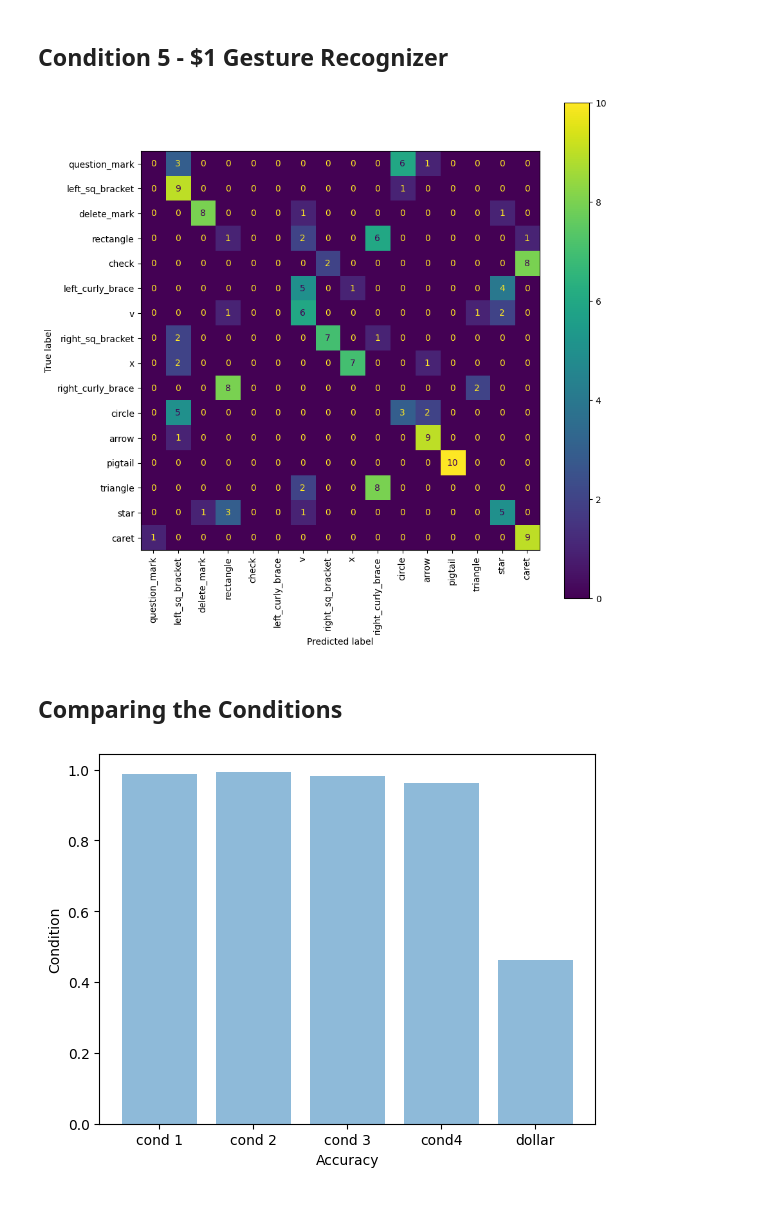
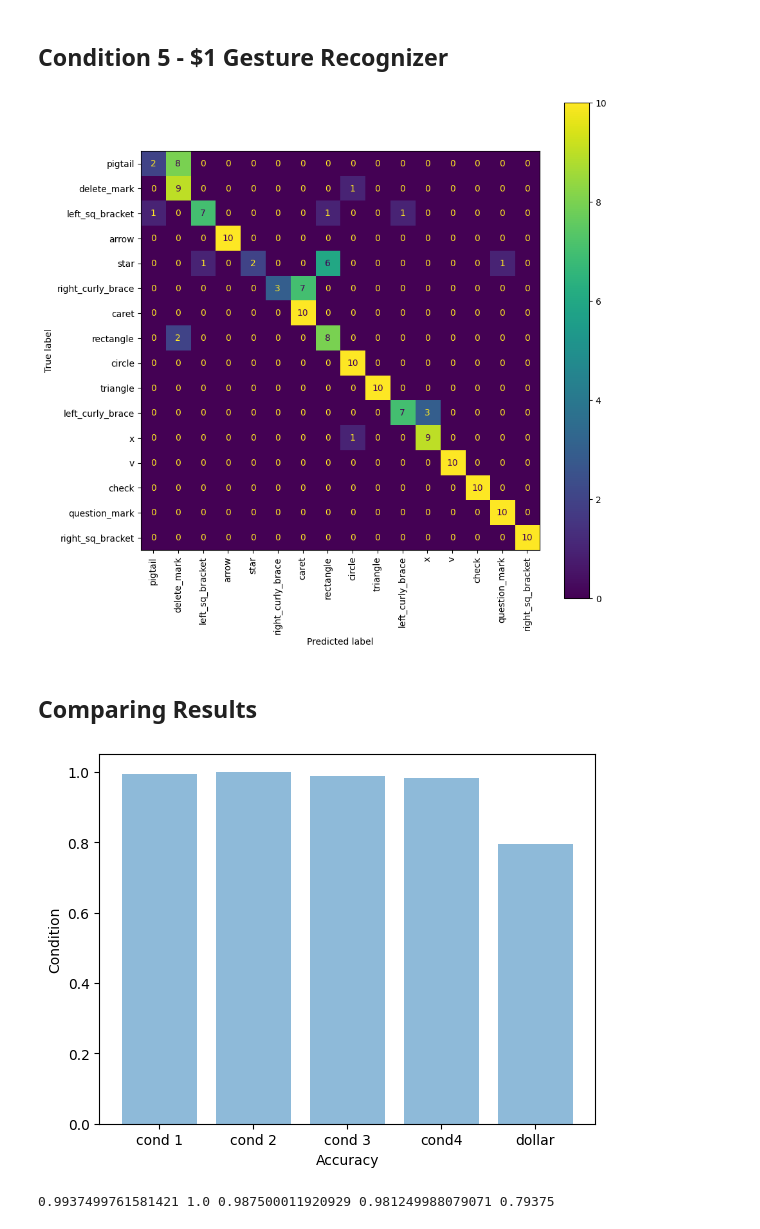
Before and after one commit to ITT23/assignment-06-gesture-recognition-tina-e, a Jupyter notebook: unistroke-gestures.ipynb, the cells around one changed output. Drawn from its saved outputs; the diff is of its cells as text; code cells hidden in the pictures.

```diff
--- a/unistroke-gestures.ipynb
+++ b/unistroke-gestures.ipynb
@@ -48,11 +51,11 @@ gestures = set()
 # %%
 data_filenames = []
 
-for subject_dir in os.listdir(f'xml_logs'):
+for subject_dir in os.listdir(f'dataset'):
     if 'pilot' not in subject_dir and 'README' not in subject_dir:
-        for velo_dir in os.listdir(f'xml_logs/{subject_dir}'):
-            for filename in os.listdir(f'xml_logs/{subject_dir}/{velo_dir}'):
+        for velo_dir in os.listdir(f'dataset/{subject_dir}'):
+            for filename in os.listdir(f'dataset/{subject_dir}/{velo_dir}'):
                 if 'ipynb' not in filename:
                     gestures.add(filename[:-6])
-                    path = os.path.normpath(f'xml_logs/{subject_dir}/{velo_dir}/{filename}')
+                    path = os.path.normpath(f'dataset/{subject_dir}/{velo_dir}/{filename}')
                     data_filenames.append(path)
@@ -64,7 +70,3 @@ for gesture in gestures:
     gest_filenames = [filename for filename in data_filenames if gesture == filename.split('/')[3][:-6]]
     test_filenames.extend(gest_filenames[:10])
     train_filenames.extend(gest_filenames[10:])
-# %%
-for gesture in gestures:
-    count = sum(gesture in s for s in test_filenames)
-    print(f'{gesture}: {count}')
@@ -345,8 +344,9 @@ recognizer = OneDollarRecognizer(gestures)
 start_predict_dollar = time.time()
 y_predictions = []
 for i, points in enumerate(X_test):
-    points_input = recognizer.rotate(points)  # just rotate, everything else is already done for X_test
-    gesture, score = recognizer.recognize(points_input)
+    gesture, score = recognizer.recognize(points)
+    # points = recognizer.rotate(points)
+    # gesture, score = recognizer.recognize_without_preprocessing(points)
     y_predictions.append(gesture)
 
 duration_predict_dollar = time.time() - start_predict_dollar
@@ -361,18 +361,20 @@ ConfusionMatrixDisplay(conf_matrix, display_labels=set(labels_test)).plot(ax=plt
 plt.xticks(rotation=90, ha='center')
 pass
 # %% [output]
-[figure, old version]
+[figure, new version]
 # %% [markdown]
-## Comparing the Conditions
+## Comparing Results
 # %%
 objects = ('cond 1', 'cond 2', 'cond 3', 'cond4', 'dollar')
 y_pos = np.arange(len(objects))
 
-plt.bar(y_pos, [acc_cond1[-1], acc_cond2[-1], acc_cond3[-1], acc_cond4[-1], acc_dollar], align='center', alpha=0.5)
+plt.bar(y_pos, [max(acc_cond1), max(acc_cond2), max(acc_cond3), max(acc_cond4), acc_dollar], align='center', alpha=0.5)
 plt.xticks(y_pos, objects)
 plt.ylabel('Condition')
 plt.xlabel('Accuracy')
 
 plt.show()
+print(max(acc_cond1), max(acc_cond2), max(acc_cond3), max(acc_cond4), acc_dollar)
 # %% [output]
-[figure, old version]
+[figure, new version]
+0.9937499761581421 1.0 0.987500011920929 0.981249988079071 0.79375
```
Also changed, not shown: parts of 23 cells of this notebook, 1 other file.
